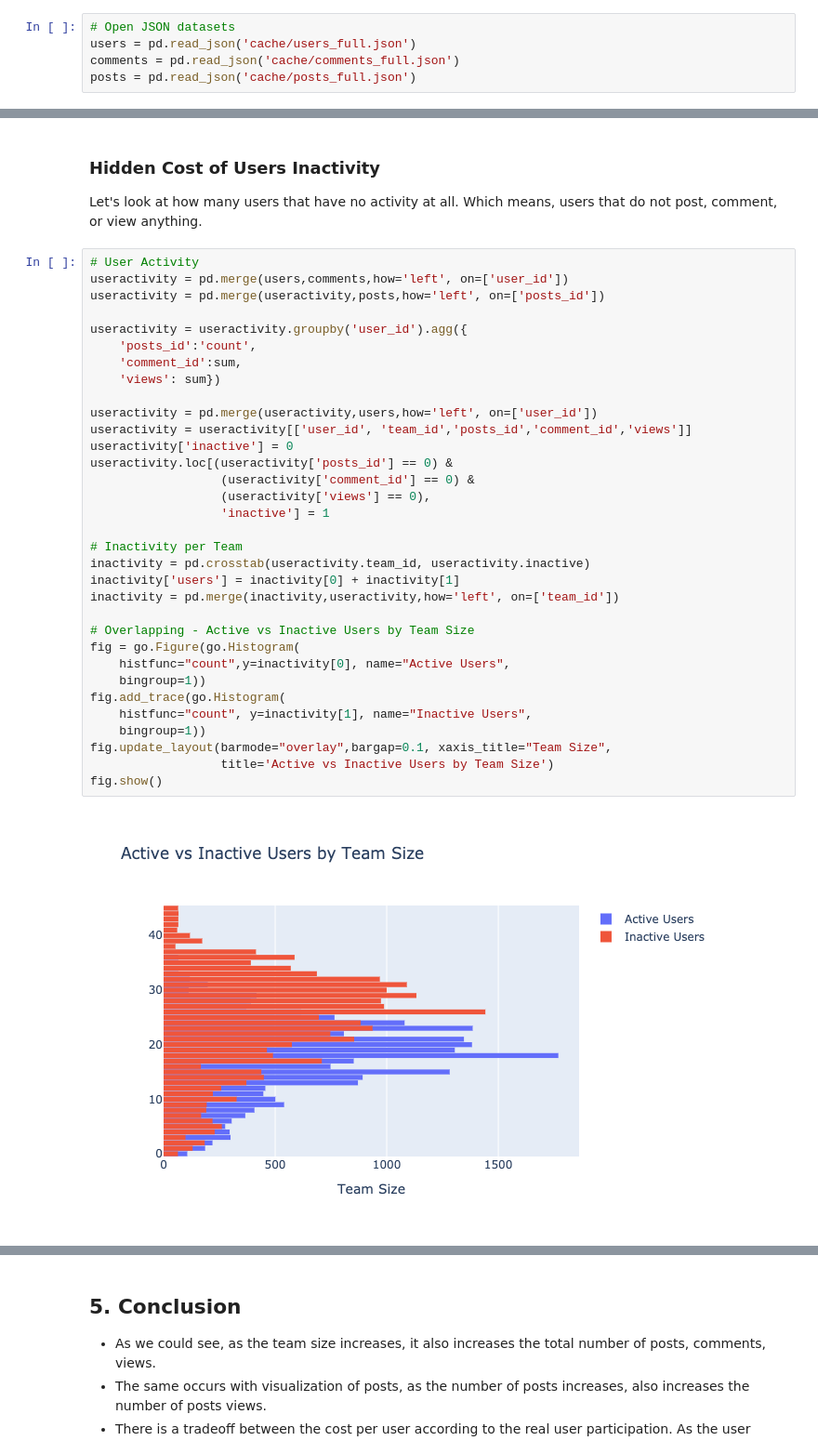
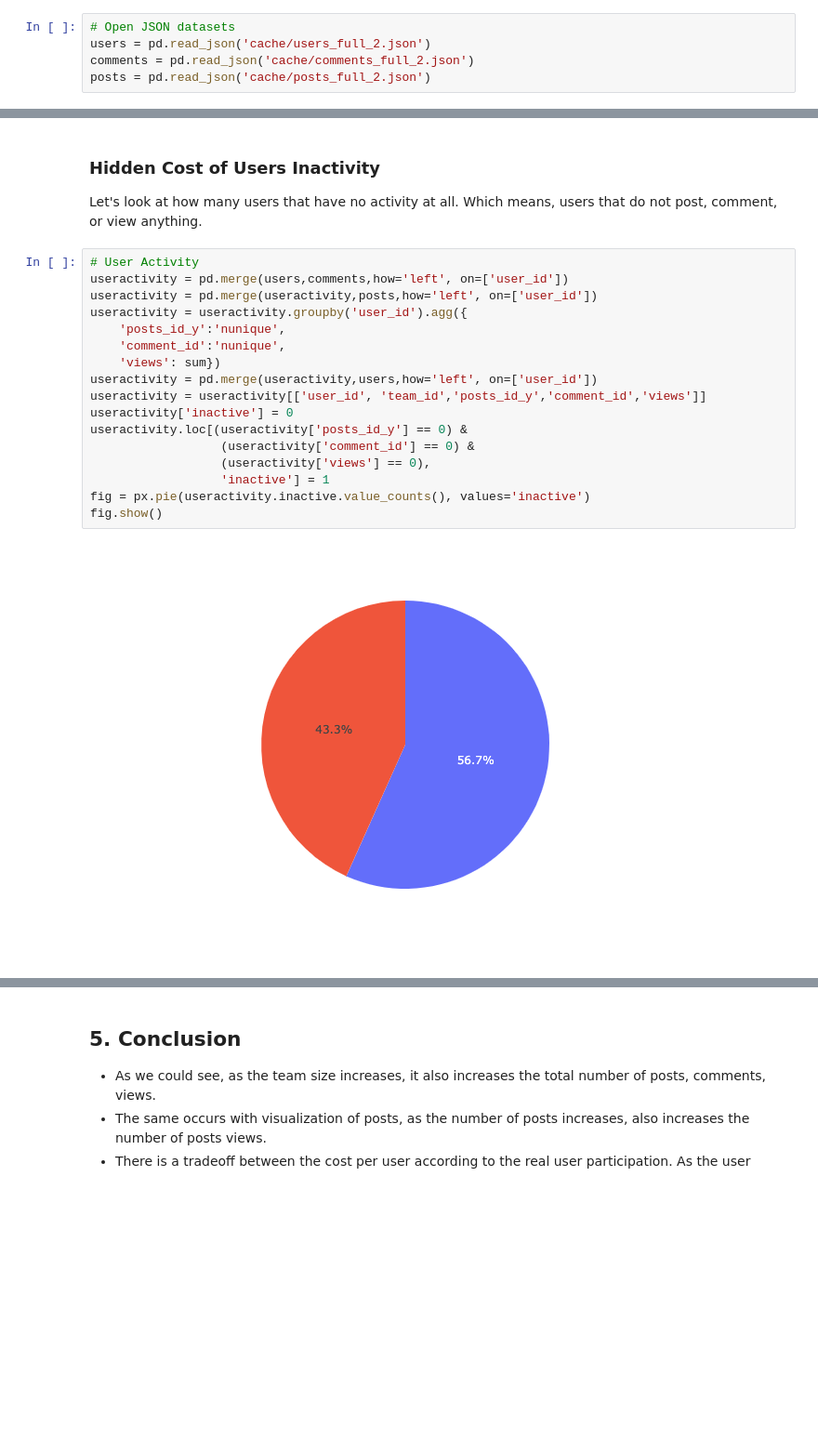
Before and after one commit to KyleOS/useractivity-1, a Jupyter notebook: notebook.ipynb, the cells around one changed output, grey strips where cells are left out. Shown: that part at 93% size. Cells and saved outputs as stored; diff of their text form; blank space fills up the shorter version.

```diff
--- a/notebook.ipynb
+++ b/notebook.ipynb
@@ -117,8 +117,8 @@ conn.close()
 Saving to a cache file so we don't need to download all the time we run the notebook, also because some APIs have historical limits, so it's best to save/update that data every time it's pulled in.
 # %%
 # Open JSON datasets
-users = pd.read_json('cache/users_full.json')
-comments = pd.read_json('cache/comments_full.json')
-posts = pd.read_json('cache/posts_full.json')
+users = pd.read_json('cache/users_full_2.json')
+comments = pd.read_json('cache/comments_full_2.json')
+posts = pd.read_json('cache/posts_full_2.json')
 # %%
 # Save to JSON
@@ -203,35 +218,19 @@ Let's look at how many users that have no activity at all. Which means, users th
 # %%
 # User Activity
 useractivity = pd.merge(users,comments,how='left', on=['user_id'])
-useractivity = pd.merge(useractivity,posts,how='left', on=['posts_id'])
-
+useractivity = pd.merge(useractivity,posts,how='left', on=['user_id'])
 useractivity = useractivity.groupby('user_id').agg({
-    'posts_id':'count',
-    'comment_id':sum,
+    'posts_id_y':'nunique',
+    'comment_id':'nunique',
     'views': sum})
-
 useractivity = pd.merge(useractivity,users,how='left', on=['user_id'])
-useractivity = useractivity[['user_id', 'team_id','posts_id','comment_id','views']]
+useractivity = useractivity[['user_id', 'team_id','posts_id_y','comment_id','views']]
 useractivity['inactive'] = 0
-useractivity.loc[(useractivity['posts_id'] == 0) &
+useractivity.loc[(useractivity['posts_id_y'] == 0) &
                   (useractivity['comment_id'] == 0) &
                   (useractivity['views'] == 0),
                   'inactive'] = 1
-
-# Inactivity per Team
-inactivity = pd.crosstab(useractivity.team_id, useractivity.inactive)
-inactivity['users'] = inactivity[0] + inactivity[1]
-inactivity = pd.merge(inactivity,useractivity,how='left', on=['team_id'])
-
-# Overlapping - Active vs Inactive Users by Team Size
-fig = go.Figure(go.Histogram(
-    histfunc="count",y=inactivity[0], name="Active Users",
-    bingroup=1))
-fig.add_trace(go.Histogram(
-    histfunc="count", y=inactivity[1], name="Inactive Users",
-    bingroup=1))
-fig.update_layout(barmode="overlay",bargap=0.1, xaxis_title="Team Size",
-                  title='Active vs Inactive Users by Team Size')
+fig = px.pie(useractivity.inactive.value_counts(), values='inactive')
 fig.show()
 # %% [output]
-[figure, old version]
+[figure, new version]
```
Also changed, not shown: parts of 13 cells of this notebook, 3 other files.
